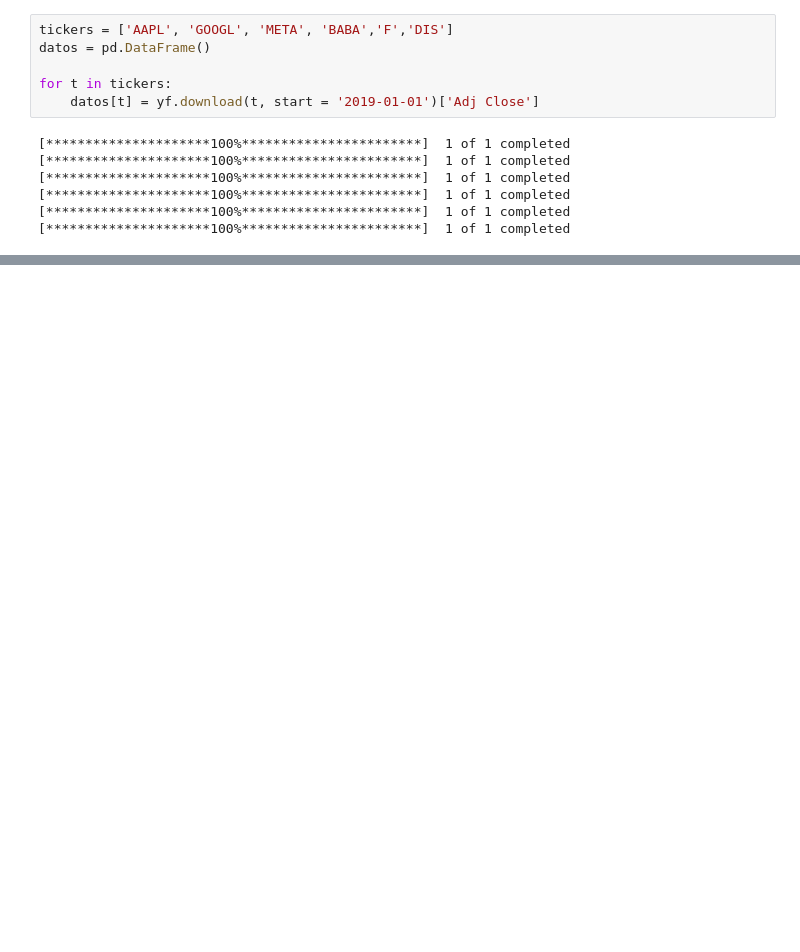
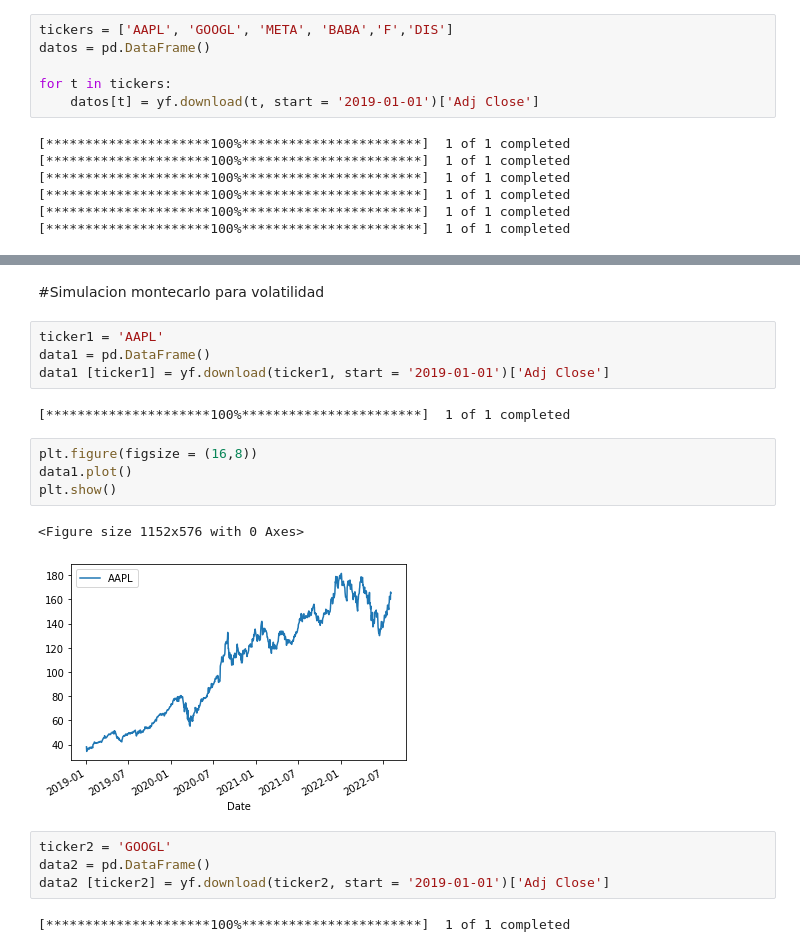
Before and after one commit to K-Viera/Python, a Jupyter notebook: DesicionAnalysis/Taller1.ipynb, the cells around one changed output, grey strips where cells are left out. Saved outputs shown, nothing was run; the diff lists cells and outputs as text; blank space fills up the shorter version.

```diff
--- a/DesicionAnalysis/Taller1.ipynb
+++ b/DesicionAnalysis/Taller1.ipynb
@@ -61,0 +175,21 @@ pesoEscenario5 = np.array([0.2, 0.2, 0.1, 0.1,.02,0.2])
+# %% [markdown]
+#Simulacion montecarlo para volatilidad
+# %%
+ticker1 = 'AAPL'
+data1 = pd.DataFrame()
+data1 [ticker1] = yf.download(ticker1, start = '2019-01-01')['Adj Close']
+# %% [output]
+[*********************100%***********************]  1 of 1 completed
+# %%
+plt.figure(figsize = (16,8))
+data1.plot()
+plt.show()
+# %% [output]
+<Figure size 1152x576 with 0 Axes>
+[figure, added]
+# %%
+ticker2 = 'GOOGL'
+data2 = pd.DataFrame()
+data2 [ticker2] = yf.download(ticker2, start = '2019-01-01')['Adj Close']
+# %% [output]
+[*********************100%***********************]  1 of 1 completed
```
Also changed, not shown: parts of 24 cells of this notebook.
